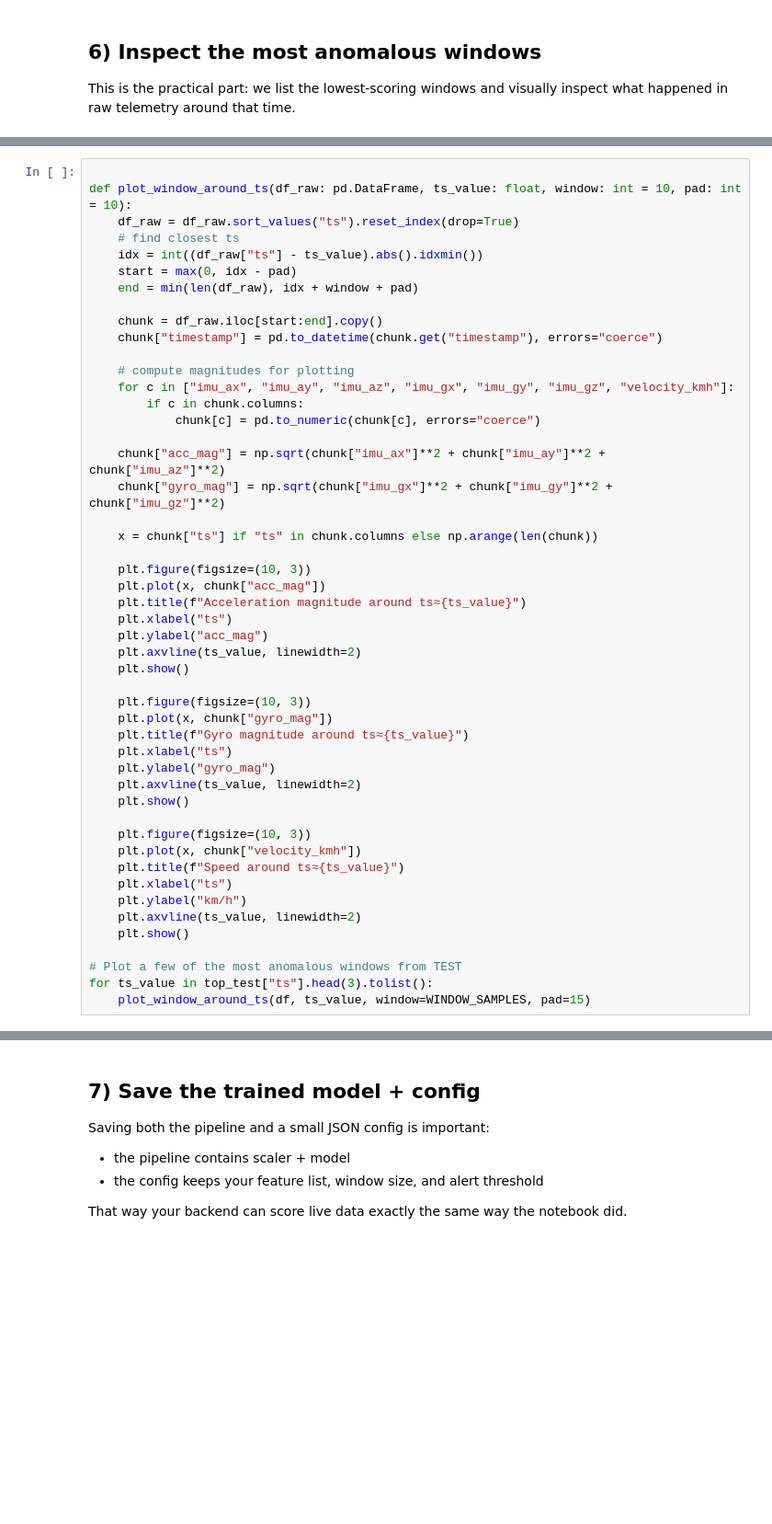
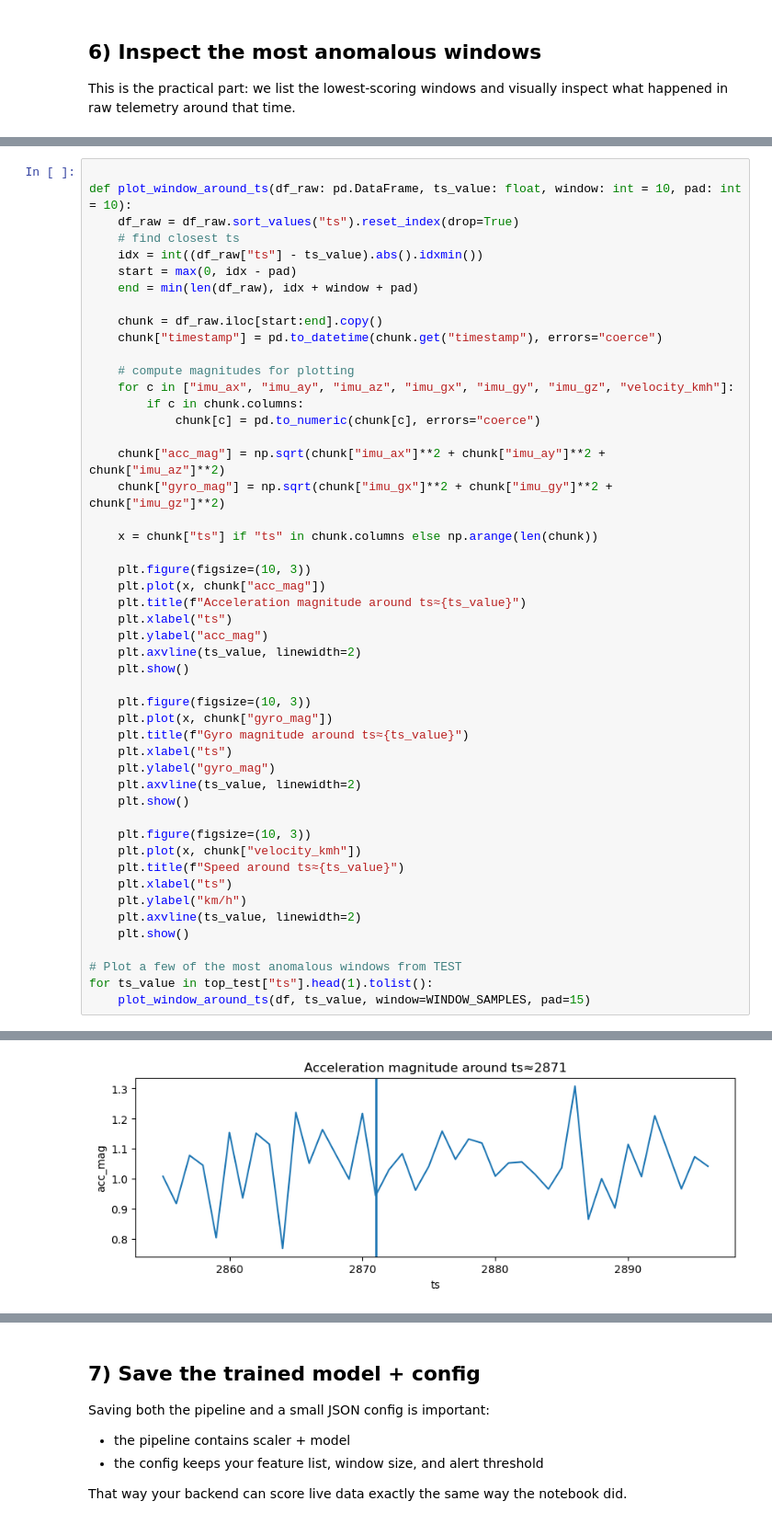
Before and after one commit to adamaboatieh/Machine-Learning-Project, a Jupyter notebook: anomaly_model_report.ipynb, the cells around one changed output, grey strips where cells are left out. Shown at 92% size. Drawn from its saved outputs; the diff is of its cells as text; blank space fills up the shorter version.

Commit message:
adding the images to the repository

```diff
--- a/anomaly_model_report.ipynb
+++ b/anomaly_model_report.ipynb
@@ -331,31 +332,32 @@ def plot_window_around_ts(df_raw: pd.DataFrame, ts_value: float, window: int = 1
     plt.show()
 
     plt.figure(figsize=(10, 3))
     plt.plot(x, chunk["gyro_mag"])
     plt.title(f"Gyro magnitude around ts≈{ts_value}")
     plt.xlabel("ts")
     plt.ylabel("gyro_mag")
     plt.axvline(ts_value, linewidth=2)
     plt.show()
 
     plt.figure(figsize=(10, 3))
     plt.plot(x, chunk["velocity_kmh"])
     plt.title(f"Speed around ts≈{ts_value}")
     plt.xlabel("ts")
     plt.ylabel("km/h")
     plt.axvline(ts_value, linewidth=2)
     plt.show()
 
 # Plot a few of the most anomalous windows from TEST
-for ts_value in top_test["ts"].head(3).tolist():
+for ts_value in top_test["ts"].head(1).tolist():
     plot_window_around_ts(df, ts_value, window=WINDOW_SAMPLES, pad=15)
 # %% [output]
 [figure]
 [figure]
 [figure]
 [figure]
 [figure]
 [figure]
 [figure]
 [figure]
 [figure]
+[figure, added]
```
Also changed, not shown: parts of 2 cells of this notebook, 12 other files.
